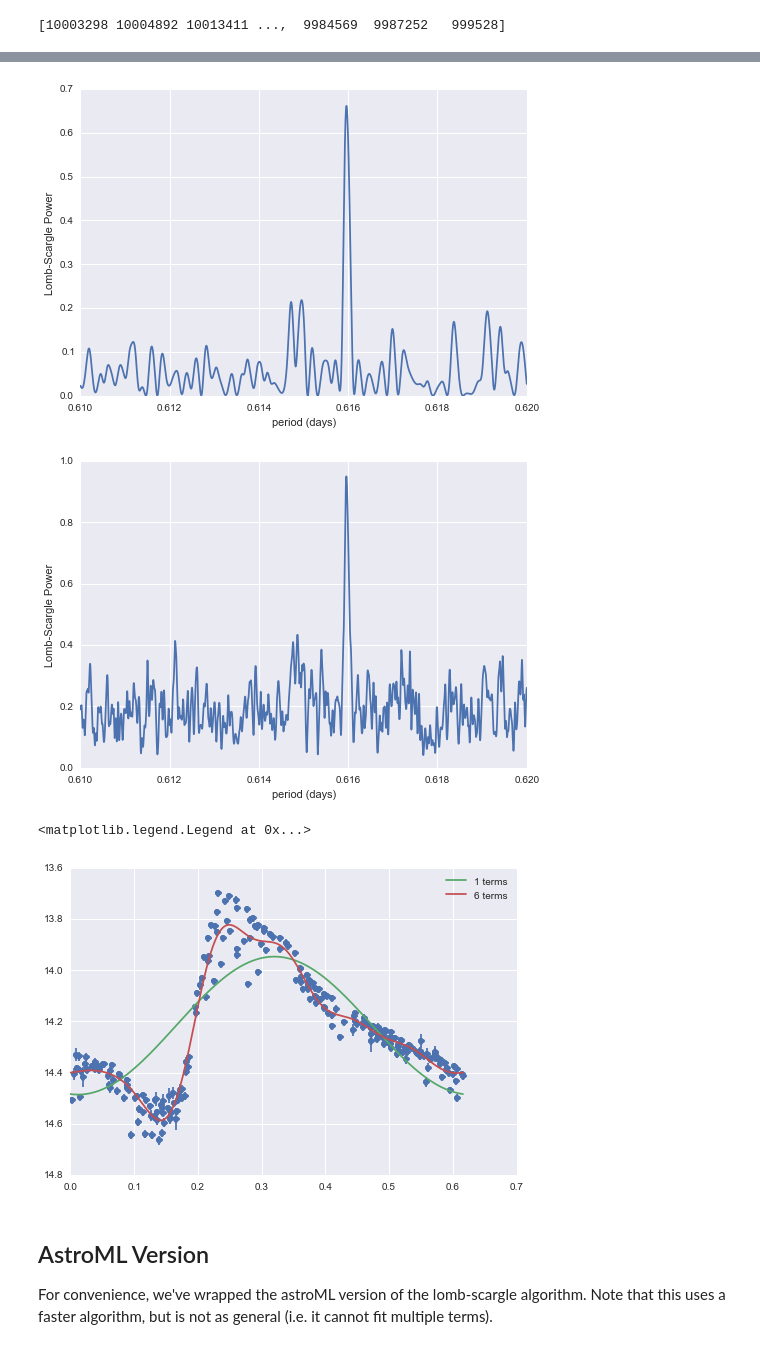
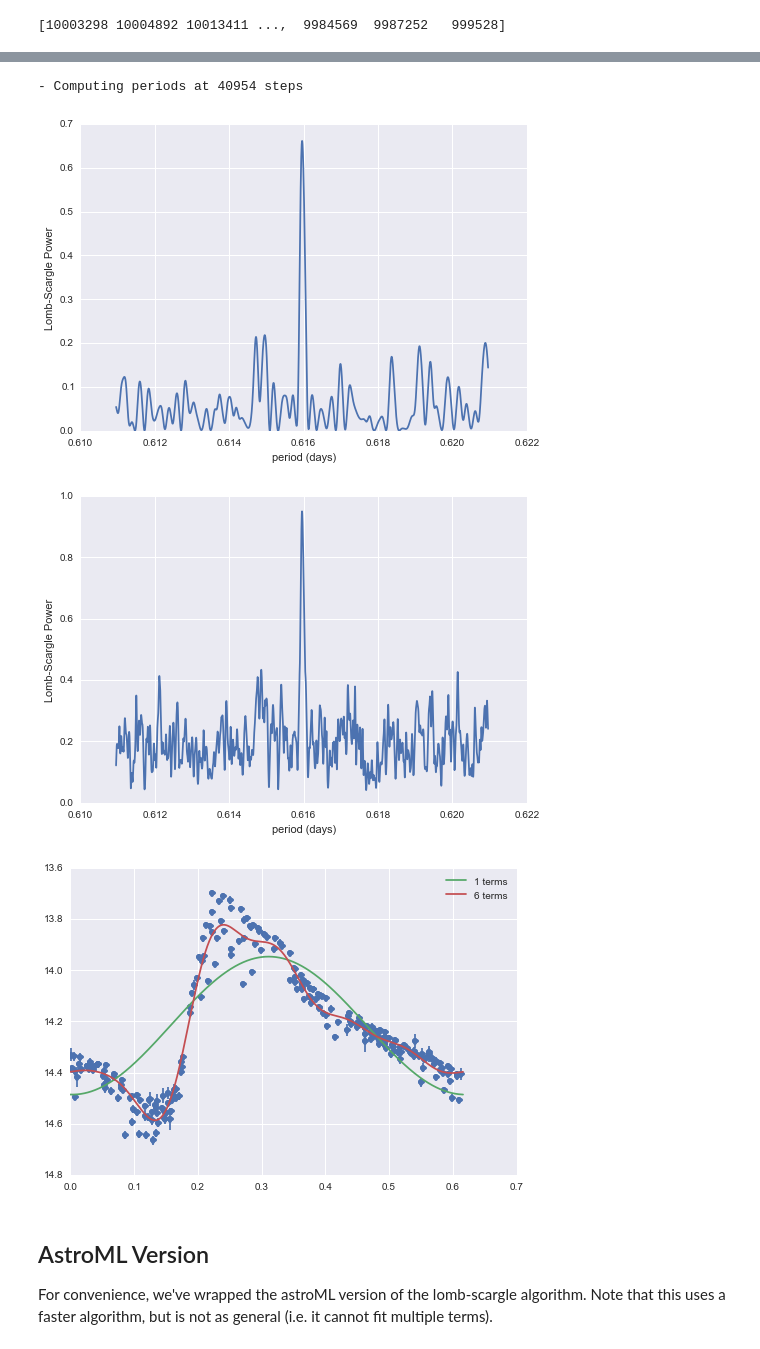
Before and after one commit to jakevdp/multiband_LS, a Jupyter notebook: LombScargleExample.ipynb, the cells around one changed output, grey strips where cells are left out. Saved outputs shown, nothing was run; the diff lists cells and outputs as text; code cells hidden in the pictures.

```diff
--- a/LombScargleExample.ipynb
+++ b/LombScargleExample.ipynb
@@ -21,11 +26,17 @@ omegas = 2 * np.pi / period
+# %%
+model1 = LombScargle(fit_offset=True, Nterms=1).fit(t, y, dy)
+P_best = model1.find_best_period()
+# %% [output]
+- Computing periods at 40954 steps
 # %%
-model1 = LombScargle(fit_offset=True, Nterms=1).fit(t, y, dy)
+period = np.linspace(P_best - 0.005, P_best + 0.005, 5000)
+omegas = 2 * np.pi / period
+
 P = model1.power(omegas)
-
 plt.plot(period, P)
 plt.xlabel('period (days)'); plt.ylabel('Lomb-Scargle Power');
 # %% [output]
-[figure, old version]
+[figure, new version]
 # %%
 model6 = LombScargle(fit_offset=True, Nterms=6).fit(t, y, dy)
 P = model6.power(omegas)
@@ -33,21 +44,20 @@ P = model6.power(omegas)
 plt.plot(period, P)
 plt.xlabel('period (days)'); plt.ylabel('Lomb-Scargle Power');
 # %% [output]
-[figure, old version]
+[figure, new version]
 # %%
+t_fit = np.linspace(0, P_best, 1000)
 P_best = period[np.argmax(P)]
-
-t_fit = np.linspace(0, P_best, 1000)
+omega_best = 2 * np.pi / P_best
 
 plt.errorbar(t % P_best, y, dy, fmt='o')
 for model in [model1, model6]:
-    y_fit = model.predict(t_fit, omegas[np.argmax(P)])
+    y_fit = model.predict(t_fit, omega_best)
     plt.plot(t_fit, y_fit, label="{0} terms".format(model.Nterms))
 plt.gca().invert_yaxis()
-plt.legend(loc='best')
+plt.legend(loc='best');
 # %% [output]
-<matplotlib.legend.Legend at 0x...>
-[figure, old version]
+[figure, new version]
 # %% [markdown]
 ## AstroML Version
 
```
Also changed, not shown: parts of 4 cells of this notebook, 5 other files.
